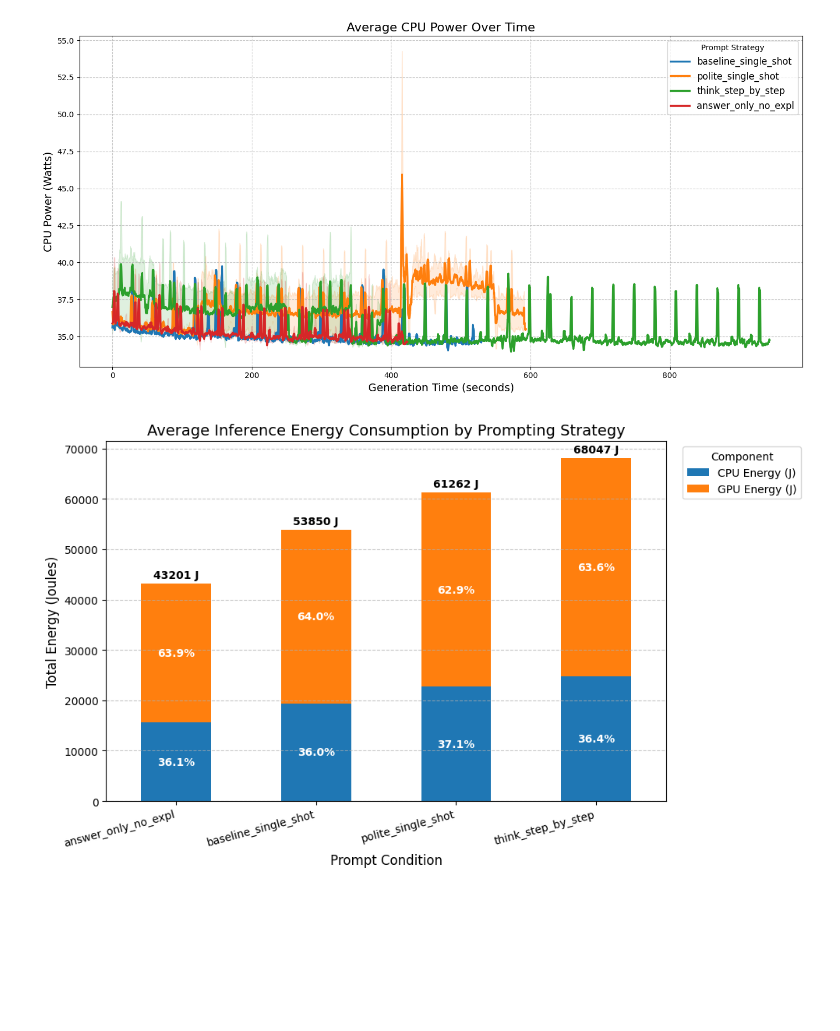
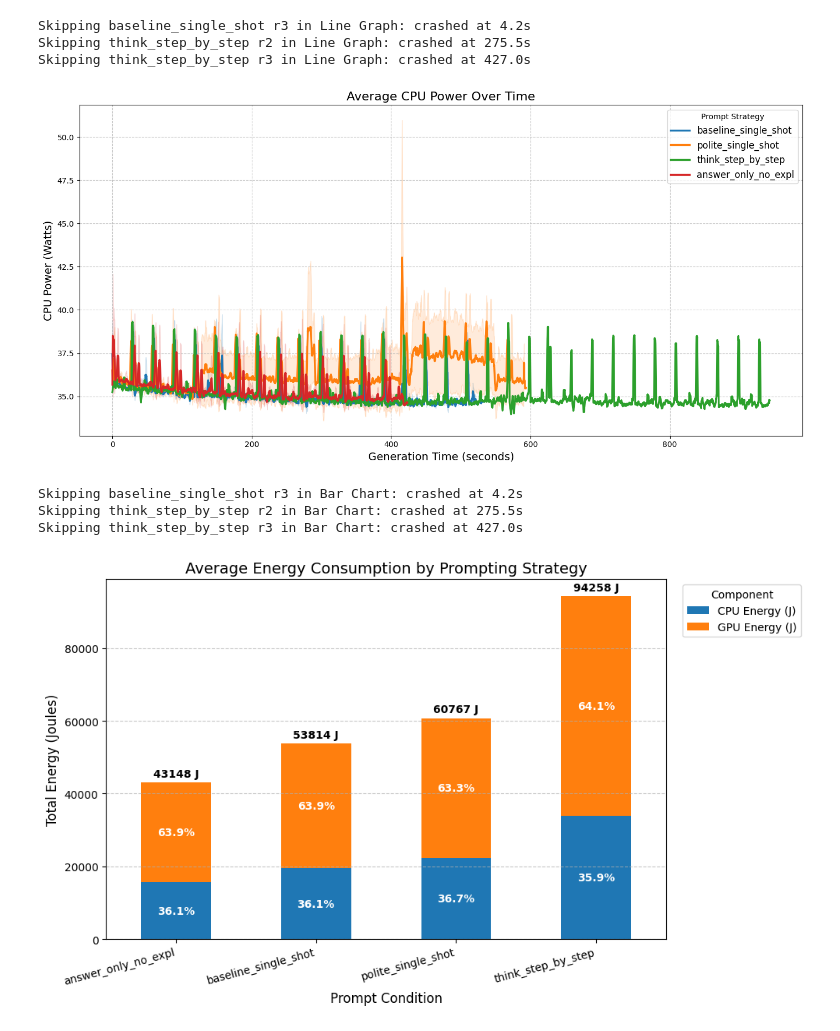
Before and after one commit to RebelOfDeath/PromptEnergy, a Jupyter notebook: analysis/EDA.ipynb, the cells around one changed output. Saved outputs shown, nothing was run; the diff lists cells and outputs as text; code cells hidden in the pictures; blank space fills up the shorter version.

```diff
--- a/analysis/EDA.ipynb
+++ b/analysis/EDA.ipynb
@@ -72,10 +92,25 @@ plt.show()
 # %%
+import pandas as pd
+import numpy as np
+import matplotlib.pyplot as plt
+import os
+import warnings
+
+warnings.filterwarnings('ignore', category=RuntimeWarning)
+
 base_path = "../outputs/final_results/deepseek-ai_deepseek-coder-1.3b-instruct"
 prompt_types = ['baseline_single_shot', 'polite_single_shot', 'think_step_by_step', 'answer_only_no_expl']
-runs = ['r1', 'r3']
+runs = ['r1', 'r2', 'r3']
 
 START_CUTOFF_SECONDS = 25.0
 END_TRIM_SECONDS = 10.0
+
+expected_minimums = {
+    'answer_only_no_expl': 400.0,
+    'baseline_single_shot': 500.0,
+    'polite_single_shot': 600.0,
+    'think_step_by_step': 900.0
+}
 
 plt.figure(figsize=(14, 7))
 
@@ -88,7 +123,17 @@ for pt in prompt_types:
             continue
 
         df = pd.read_csv(file_path)
+        if df.empty:
+            continue
+
         df['Relative_Time_s'] = (df['Time'] - df['Time'].iloc[0]) / 1000.0
+
+        # SAFETY FILTER
+        total_duration = df['Relative_Time_s'].max()
+        min_required = expected_minimums.get(pt, 0.0)
+        if total_duration < min_required:
+            print(f"Skipping {pt} {r} in Line Graph: crashed at {total_duration:.1f}s")
+            continue
 
         df['CPU_Energy_Diff'] = df['CPU_ENERGY (J)'].diff()
         df['Time_Diff_s'] = df['Time'].diff() / 1000.0
@@ -113,7 +158,6 @@ for pt in prompt_types:
         continue
 
     max_time = max([d['Aligned_Time_s'].max() for d in df_list])
-
     common_time = np.arange(0, max_time, 0.1)
 
     interpolated_powers = []
@@ -137,26 +181,46 @@ plt.grid(True, linestyle='--', alpha=0.7)
 plt.tight_layout()
 plt.show()
 # %% [output]
+Skipping baseline_single_shot r3 in Line Graph: crashed at 4.2s
+Skipping think_step_by_step r2 in Line Graph: crashed at 275.5s
+Skipping think_step_by_step r3 in Line Graph: crashed at 427.0s
-[figure, old version]
+[figure, new version]
 # %%
+import pandas as pd
+import numpy as np
+import matplotlib.pyplot as plt
+import os
 import glob
 
 files = glob.glob("../outputs/final_results/deepseek-ai_deepseek-coder-1.3b-instruct/*/humaneval_custom/*/energy.csv")
 
 START_CUTOFF_SECONDS = 15.0
 
+expected_minimums = {
+    'answer_only_no_expl': 400.0,
+    'baseline_single_shot': 500.0,
+    'polite_single_shot': 600.0,
+    'think_step_by_step': 900.0
+}
+
 results = []
 for f in files:
-    parts = f.split(os.sep)
+    f_norm = f.replace('\\', '/')
+    parts = f_norm.split('/')
     condition = parts[-4]
     run_id = parts[-2]
 
-    if run_id not in ['r1', 'r3']:
+    df = pd.read_csv(f)
+    if df.empty:
         continue
 
-    df = pd.read_csv(f)
+    df['Relative_Time_s'] = (df['Time'] - df['Time'].iloc[0]) / 1000.0
 
-    df['Relative_Time_s'] = (df['Time'] - df['Time'].iloc[0]) / 1000.0
+    total_duration = df['Relative_Time_s'].max()
+    min_required = expected_minimums.get(condition, 0.0)
+    if total_duration < min_required:
+        print(f"Skipping {condition} {run_id} in Bar Chart: crashed at {total_duration:.1f}s")
+        continue
 
     df_filtered = df[df['Relative_Time_s'] >= START_CUTOFF_SECONDS].copy()
     if df_filtered.empty:
@@ -177,32 +241,35 @@ for f in files:
 
 results_df = pd.DataFrame(results)
 
 agg_df = results_df.groupby('Condition').mean(numeric_only=True).reset_index()
 agg_df = agg_df.sort_values(by='GPU Energy (J)')
 
 ax = agg_df.set_index('Condition')[['CPU Energy (J)', 'GPU Energy (J)']].plot(
     kind='bar', stacked=True, figsize=(10, 6), color=['#1f77b4', '#ff7f0e']
 )
 
-plt.title('Average Inference Energy Consumption by Prompting Strategy', fontsize=14)
+plt.title('Average Energy Consumption by Prompting Strategy', fontsize=14)
 plt.ylabel('Total Energy (Joules)', fontsize=12)
 plt.xlabel('Prompt Condition', fontsize=12)
 plt.xticks(rotation=15, ha='right')
 
 plt.legend(title='Component', loc='upper left', bbox_to_anchor=(1.02, 1))
 plt.grid(axis='y', linestyle='--', alpha=0.7)
 
 totals = agg_df['CPU Energy (J)'] + agg_df['GPU Energy (J)']
 
 cpu_percentages = [f"{(val/total)*100:.1f}%" for val, total in zip(agg_df['CPU Energy (J)'], totals)]
 ax.bar_label(ax.containers[0], labels=cpu_percentages, label_type='center', color='white', weight='bold')
 
 gpu_percentages = [f"{(val/total)*100:.1f}%" for val, total in zip(agg_df['GPU Energy (J)'], totals)]
 ax.bar_label(ax.containers[1], labels=gpu_percentages, label_type='center', color='white', weight='bold')
 
 ax.bar_label(ax.containers[1], fmt='%d J', label_type='edge', padding=3, weight='bold', color='black')
 
 plt.tight_layout()
 plt.show()
 # %% [output]
+Skipping baseline_single_shot r3 in Bar Chart: crashed at 4.2s
+Skipping think_step_by_step r2 in Bar Chart: crashed at 275.5s
+Skipping think_step_by_step r3 in Bar Chart: crashed at 427.0s
-[figure, old version]
+[figure, new version]
```
Also changed, not shown: parts of 3 cells of this notebook, 6 other files.
